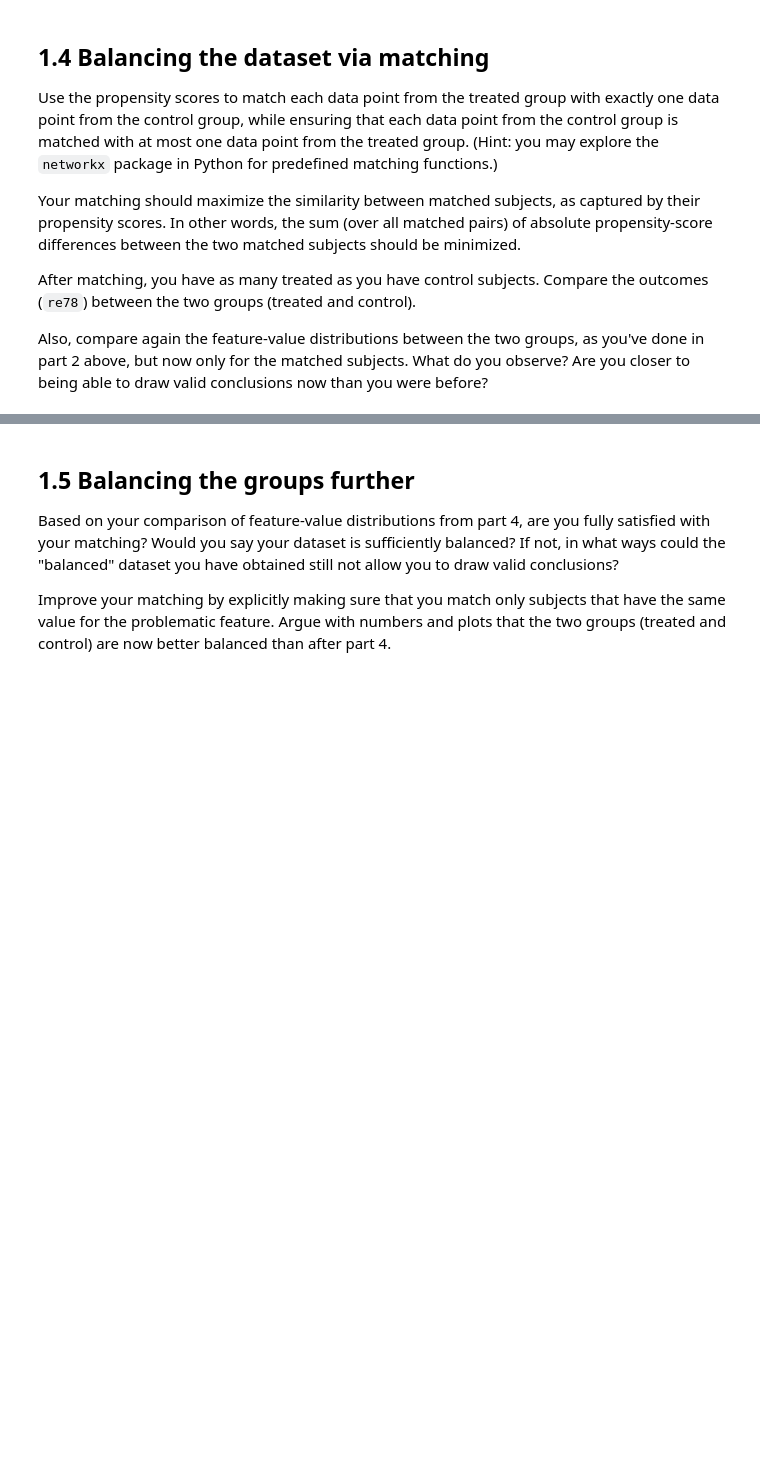
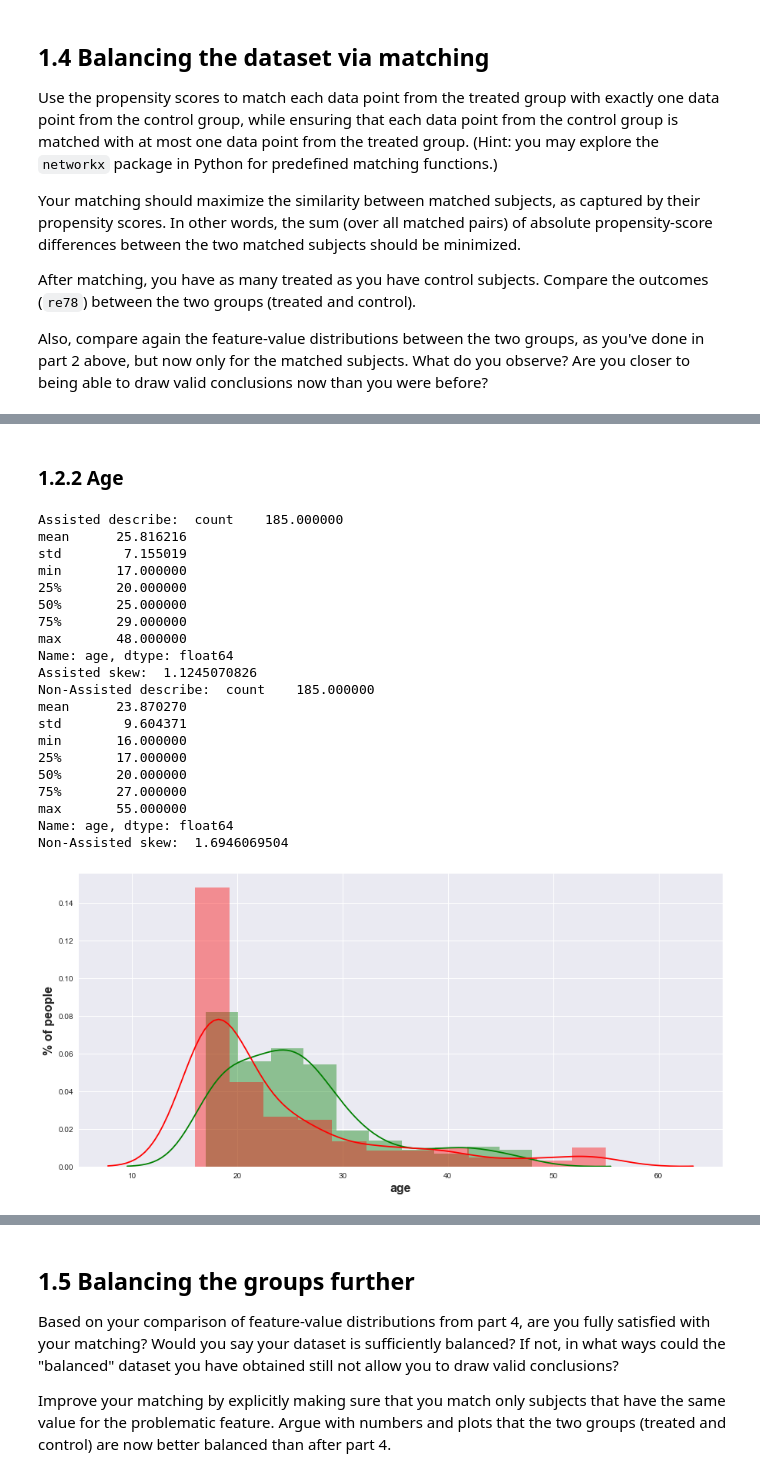
Before and after one commit to LucaZampieri/ADA_homework_LMX, a Jupyter notebook: 04 - Applied ML/Homework_04.ipynb, the cells around one changed output, grey strips where cells are left out. Cells and saved outputs as stored; diff of their text form; code cells hidden in the pictures; blank space fills up the shorter version.

```diff
--- a/04 - Applied ML/Homework_04.ipynb
+++ b/04 - Applied ML/Homework_04.ipynb
@@ -565,0 +653,41 @@ Are you closer to being able to draw valid conclusions now than you were before?
+# %% [markdown]
+### 1.2.2 Age
+# %%
+# Visualizing distributions
+part_age = new_df[new_df.treat == 1].age[new_df[new_df.treat == 1].age != 0]
+nonpart_age = new_df[new_df.treat == 0].age[new_df[new_df.treat == 0].age != 0]
+
+plt.figure(figsize=(15,7))
+ax1 = sns.distplot(part_age, kde=True, color="g")
+ax1.set_ylabel('% of people', fontsize=16).set_weight('bold')
+ax1.set_xlabel('Outcome', fontsize=16).set_weight('bold')
+ax1.legend(label='Non-assisted')
+ax2 = sns.distplot(nonpart_age, kde=True, color="r")
+ax2.legend(label='Non-assisted')
+
+print("Assisted describe: ", part_age.describe())
+print("Assisted skew: ", part_age.skew())
+print("Non-Assisted describe: ", nonpart_age.describe())
+print("Non-Assisted skew: ", nonpart_age.skew())
+# %% [output]
+Assisted describe:  count    185.000000
+mean      25.816216
+std        7.155019
+min       17.000000
+25%       20.000000
+50%       25.000000
+75%       29.000000
+max       48.000000
+Name: age, dtype: float64
+Assisted skew:  1.1245070826
+Non-Assisted describe:  count    185.000000
+mean      23.870270
+std        9.604371
+min       16.000000
+25%       17.000000
+50%       20.000000
+75%       27.000000
+max       55.000000
+Name: age, dtype: float64
+Non-Assisted skew:  1.6946069504
+[figure, added]
```
Also changed, not shown: parts of 48 cells of this notebook.
